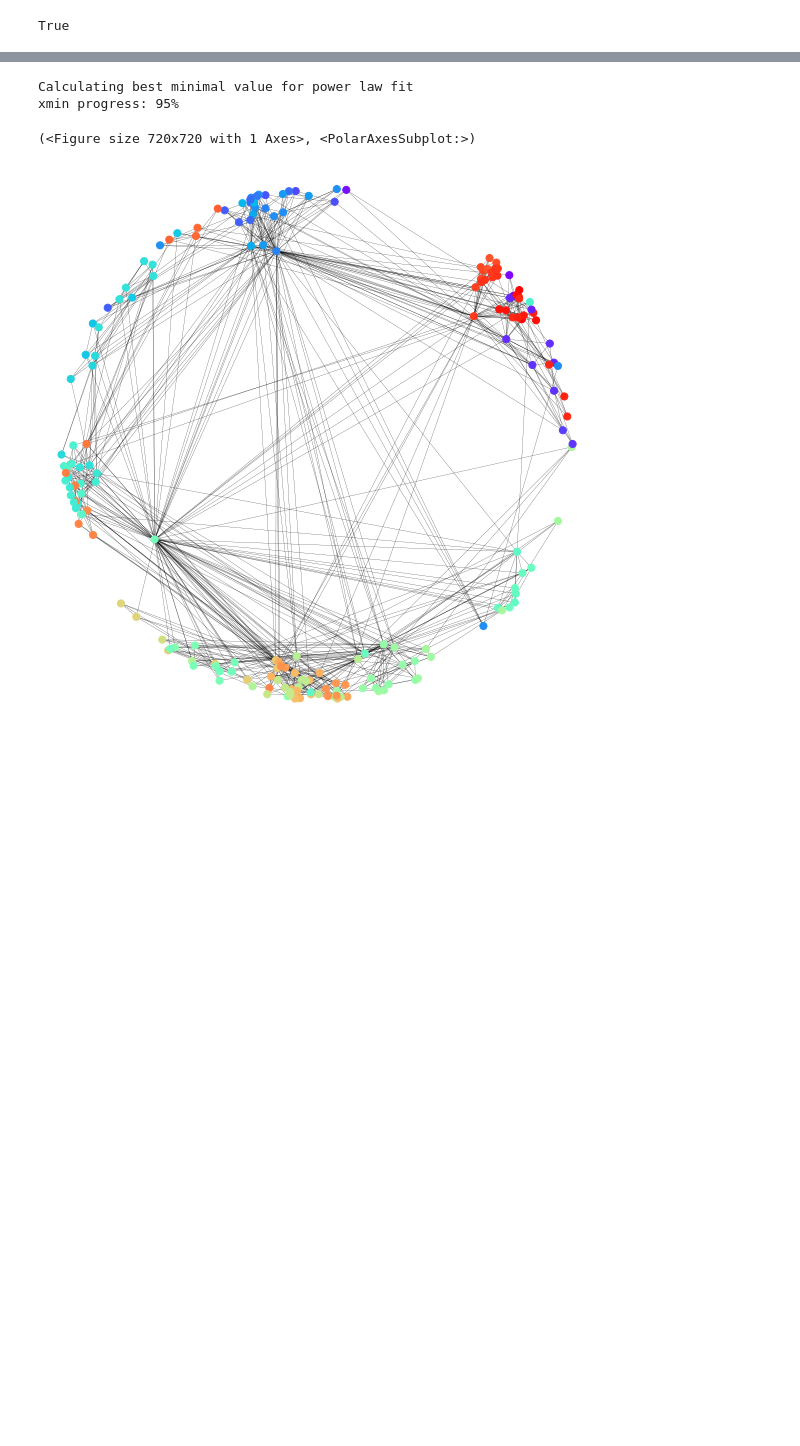
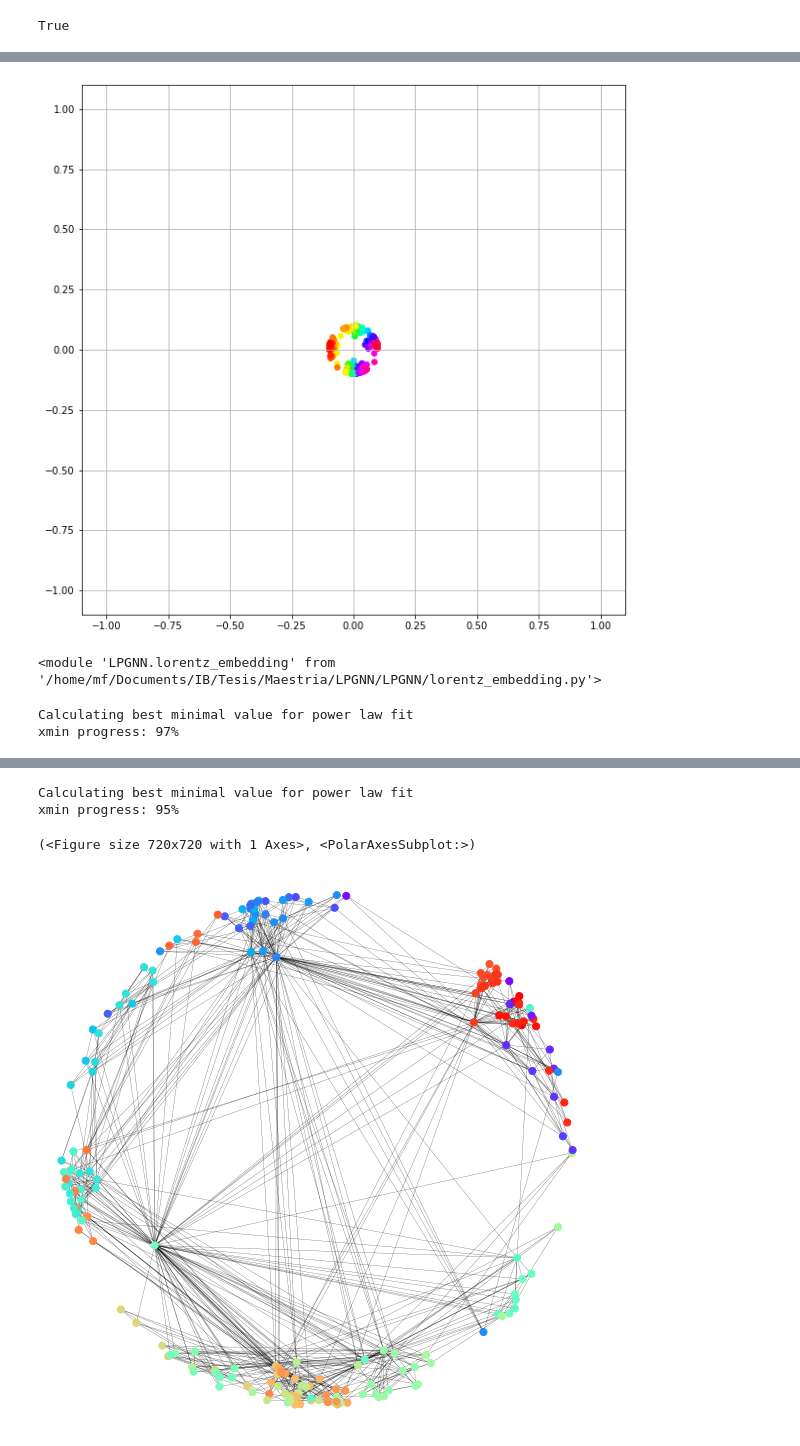
Before and after one commit to martinfama/LPGNN, a Jupyter notebook: Poincare_Embeddings_Plotting.ipynb, the cells around one changed output, grey strips where cells are left out. Saved outputs shown, nothing was run; the diff lists cells and outputs as text; code cells hidden in the pictures; blank space fills up the shorter version.

```diff
--- a/Poincare_Embeddings_Plotting.ipynb
+++ b/Poincare_Embeddings_Plotting.ipynb
@@ -63,0 +117,26 @@ for i in range(1000):
+# %%
+PS_Poincare = LPGNN.poincare_embedding.poincare_embedding(PS, epochs=0, init_pos=PS_LaBNE.LaBNE_node_positions, r_ordering=False)
+
+max_r = PS_Poincare.PoincareEmbedding_node_polar_positions[:,0].max()
+r = LPGNN.labne.radial_ordering(PS, 'edge_index')
+PS_Poincare.PoincareEmbedding_node_polar_positions[:,0] = r / r.max() * max_r
+PS_Poincare.PoincareEmbedding_node_positions = LPGNN.distances.to_cartesian(PS_Poincare.PoincareEmbedding_node_polar_positions)
+# %%
+nc = PS.node_positions[:,1].detach().numpy()
+x_cart = PS_Poincare.PoincareEmbedding_node_positions.detach().numpy()
+fig, ax = plt.subplots(figsize=(10,10))
+ax.grid()
+ax.set_xlim(-1.1, 1.1)
+ax.set_ylim(-1.1, 1.1)
+points = ax.scatter(x_cart[:,0], x_cart[:,1], s=30, c=nc, cmap='hsv')
+# %% [output]
+[figure, added]
+# %%
+importlib.reload(LPGNN.lorentz_embedding)
+# %% [output]
+<module 'LPGNN.lorentz_embedding' from '/home/mf/Documents/IB/Tesis/Maestria/LPGNN/LPGNN/lorentz_embedding.py'>
+# %%
+PS_Lorentz = LPGNN.lorentz_embedding.lorentz_embedding(PS, epochs=1, dim=3, expm='exact', lr=0.1)
+# %% [output]
+Calculating best minimal value for power law fit
+xmin progress: 97%
```
Also changed, not shown: parts of 15 cells of this notebook, 6 other files.
